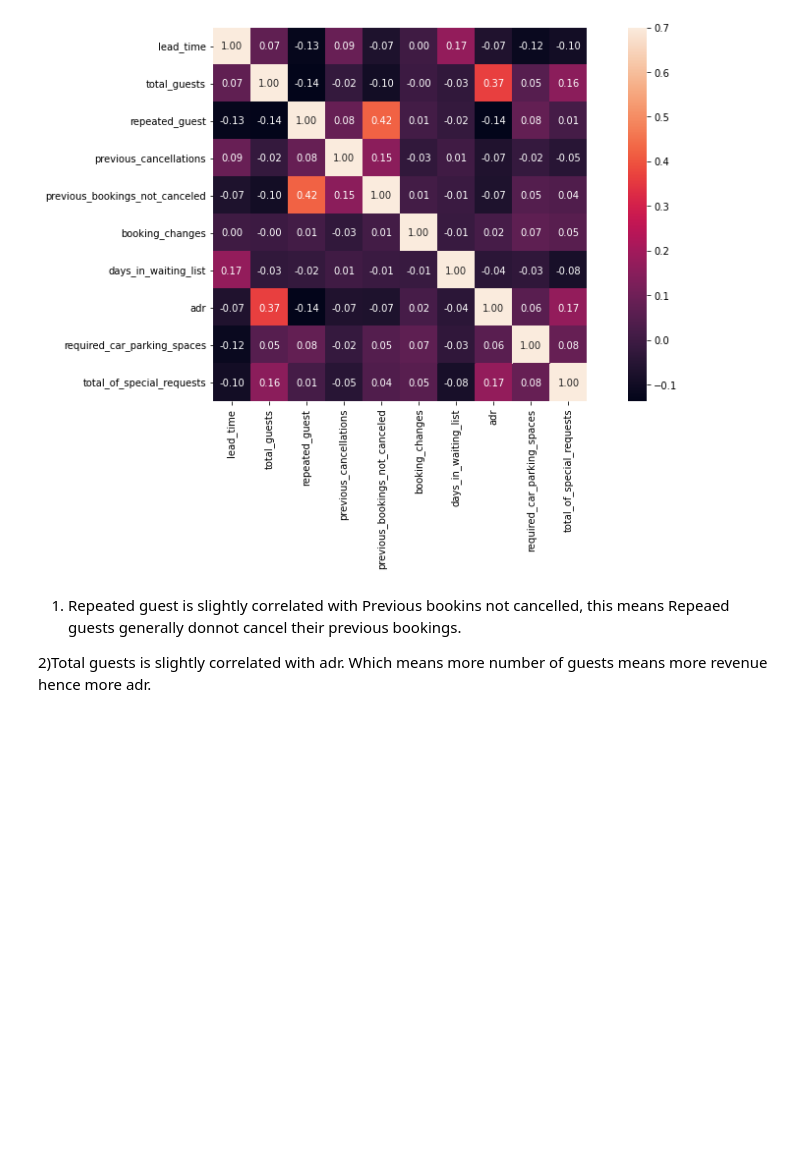
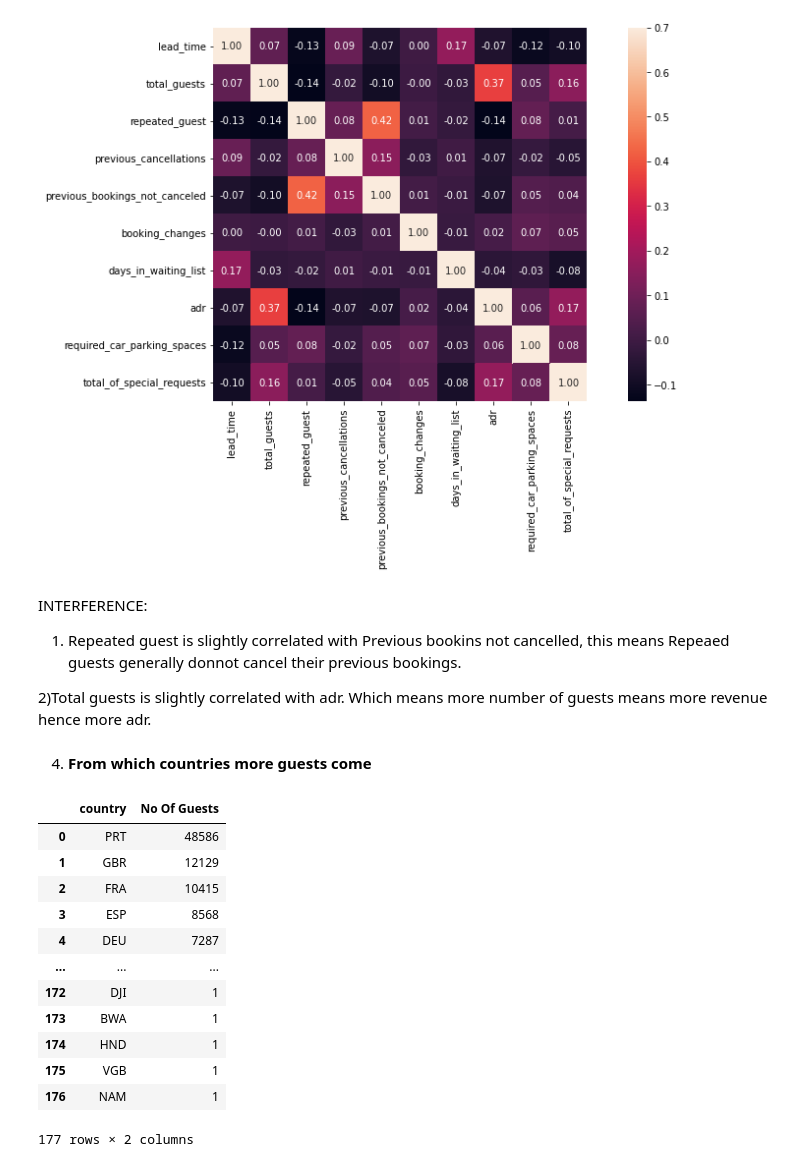
Before and after one commit to Sameer8095/Hotel-booking-data-analysis, a Jupyter notebook: Copy_of_Hotel_Booking_Analysis1_team_data_science_learners_Capstone_Project.ipynb, the cells around one changed output. Drawn from its saved outputs; the diff is of its cells as text; code cells hidden in the pictures; blank space fills up the shorter version.

```diff
--- a/Copy_of_Hotel_Booking_Analysis1_team_data_science_learners_Capstone_Project.ipynb
+++ b/Copy_of_Hotel_Booking_Analysis1_team_data_science_learners_Capstone_Project.ipynb
@@ -229,6 +231,29 @@ sns.heatmap(corrmat, annot = True, fmt = '.2f', annot_kws={'size':10}, vmax=0.7,
 <matplotlib.axes._subplots.AxesSubplot at 0x...>
 [figure]
 # %% [markdown]
+INTERFERENCE:
+
 1) Repeated guest is slightly correlated with Previous bookins not cancelled, this means Repeaed guests generally donnot cancel their previous bookings.
 
 2)Total guests is slightly correlated with adr. Which means more number of guests means more revenue hence more adr.
+# %% [markdown]
+4.   **From which countries more guests come**
+# %%
+# getting the country wise no of guests data
+country_wise_guests = df['country'].value_counts().reset_index()
+country_wise_guests.columns = ['country', 'No Of Guests']
+country_wise_guests
+# %% [output]
+|  | country | No Of Guests |
+| 0 | PRT | 48586 |
+| 1 | GBR | 12129 |
+| 2 | FRA | 10415 |
+| 3 | ESP | 8568 |
+| 4 | DEU | 7287 |
+| ... | ... | ... |
+| 172 | DJI | 1 |
+| 173 | BWA | 1 |
+| 174 | HND | 1 |
+| 175 | VGB | 1 |
+| 176 | NAM | 1 |
+177 rows × 2 columns
```
Also changed, not shown: parts of 7 cells of this notebook.
